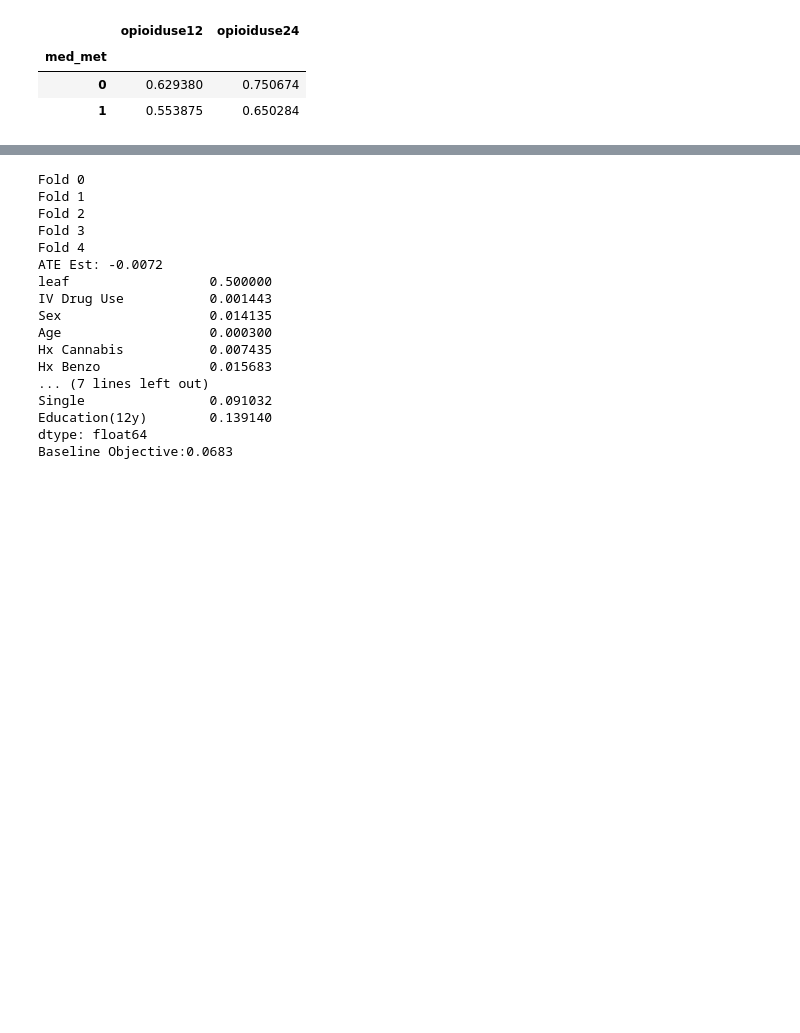
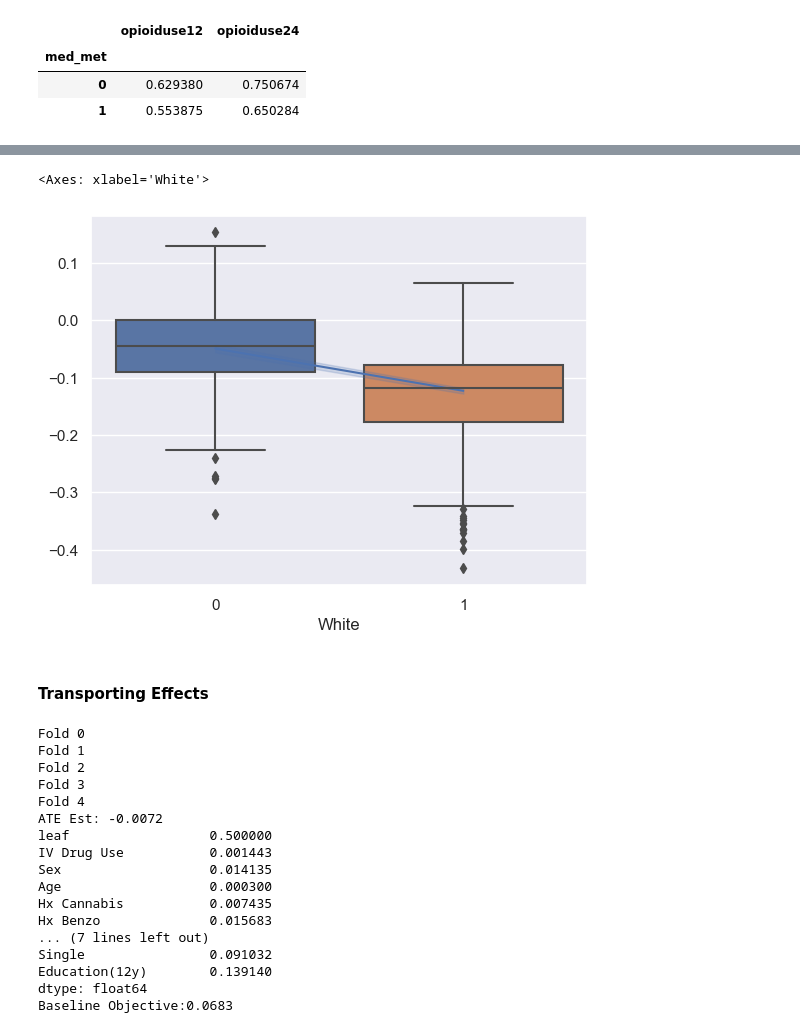
Before and after one commit to harsh-parikh/fuse, a Jupyter notebook: tedsa_analysis.ipynb, the cells around one changed output, grey strips where cells are left out. Saved outputs shown, nothing was run; the diff lists cells and outputs as text; code cells hidden in the pictures; blank space fills up the shorter version.

```diff
--- a/tedsa_analysis.ipynb
+++ b/tedsa_analysis.ipynb
@@ -166,3 +229,28 @@ X = data_dummy.drop(columns=[outcome, treatment, sample])  # pre-treatment covar
+# %%
+feature_ = "White"
+sns.boxplot(
+    x=data_dummy.loc[(data_dummy[sample] == 1), feature_].sort_values(),
+    y=pd.Series(
+        te_ctn27, index=data_dummy.loc[(data_dummy[sample] == 1), "Age"].index
+    ).loc[data_dummy.loc[(data_dummy[sample] == 1), feature_].sort_values().index],
+)
+
+sns.lineplot(
+    x=data_dummy.loc[(data_dummy[sample] == 1), feature_].sort_values(),
+    y=pd.Series(
+        posterior_project_te.predict(
+            data_dummy.loc[(data_dummy[sample] == 1)].drop(
+                columns=[sample, treatment, outcome]
+            )
+        ),
+        index=data_dummy.loc[(data_dummy[sample] == 1), feature_].index,
+    ).loc[data_dummy.loc[(data_dummy[sample] == 1), feature_].sort_values().index],
+)
+# %% [output]
+<Axes: xlabel='White'>
+[figure, added]
+# %% [markdown]
+#### Transporting Effects
 # %%
 importlib.reload(learn)
 df_v, pi, pi_m, mu_1_m, mu_0_m, e_m, data2 = learn.estimate_dml(
```
Also changed, not shown: parts of 3 cells of this notebook, 1 other file.
